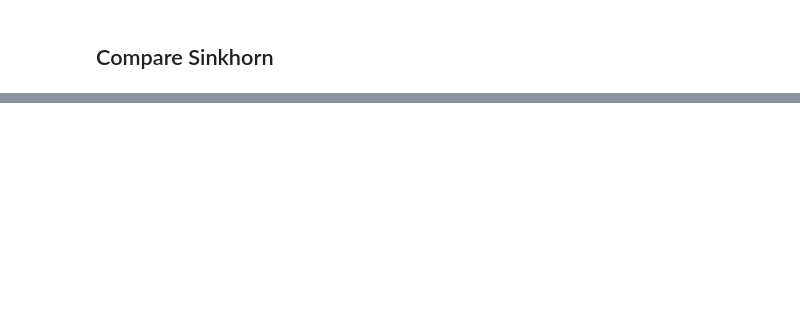
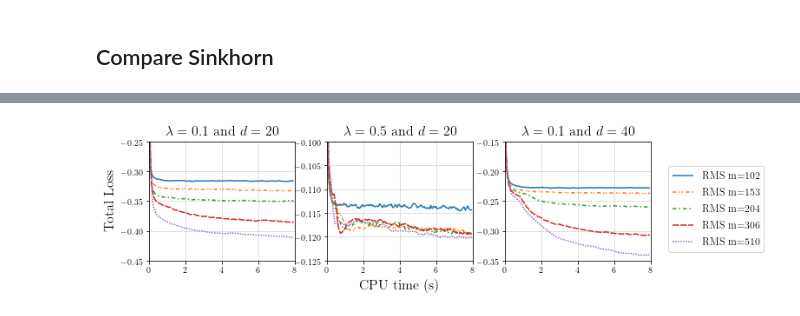
Before and after one commit to eboursier/regularized_private_learning, a Jupyter notebook: linear_toy_plot.ipynb, the cells around one changed output, grey strips where cells are left out. Saved outputs shown, nothing was run; the diff lists cells and outputs as text; code cells hidden in the pictures; blank space fills up the shorter version.

```diff
--- a/linear_toy_plot.ipynb
+++ b/linear_toy_plot.ipynb
@@ -277,0 +295,52 @@ KeyError: (20, 0.1, 5, 0.1, 'SGD', 'analytic', True)
+# %%
+sinkparamsplot = [(5, 1e-2, "rms", "analytic", True, 1),
+              (5, 1e-2, "rms", "analytic", True, 1.5),
+              (5, 1e-2, "rms", "analytic", True, 2),
+              (5, 1e-2, "rms", "analytic", True, 3),
+              (5, 1e-2, "rms", "analytic", True, 5),]
+# %%
+fig = plt.figure()
+ls = ['solid', 'densely dashdotdotted', 'densely dashdotted', 'densely dashed', 'densely dotted']
+##################
+
+for i, z in enumerate(dimlambrange):
+    n = 0
+    dim, lamb = z
+    plt.subplot(131+i)
+    if i == 0:
+        l = []
+    for sinkiter, sinklr, optim, diff, restart, action in sinkparamsplot:
+        momstring = "_{}".format(sinkmomentum) if optim=="SGD" else ""
+        h, z = average(np.array(losses['sinkhorn'][(dim, lamb, sinkiter, sinklr, optim, diff, sinkmomentum, restart, action)]), stepsize=5e-2)
+        #lz, = plt.plot(h, z, ls[n])
+        nactions = (int)((K+2)*action)
+        lz, = plt.plot(h, z, label = '{} m={}'.format(optim.upper(), nactions), linestyle=linestyles[ls[n]])
+        n+=1
+        if i==0:
+            l.append(lz)
+    if i==0:
+        fig.legend(loc='right', fontsize=12)
+
+
+    plt.title('$\lambda={}$ and $d={}$'.format(lamb, dim), fontsize=16)
+    if i==0:
+        plt.ylabel('Total Loss',fontsize=16)
+        plt.ylim(-0.45, -0.25)
+    elif i==1:
+        plt.ylim(-0.125, -0.1)
+        plt.xlabel('CPU time (s)',fontsize=16)
+    elif i==2:
+        plt.ylim(-0.35, -0.15)
+    plt.xlim(0, 8)
+    plt.grid(alpha=0.5)
+
+
+fig.set_figheight(2.8)
+fig.set_figwidth(11)
+plt.subplots_adjust(left=0.1, right=0.83, wspace=0.22, hspace=0, bottom=0.2)
+#fig.legend(l, labels, 'right', fontsize=12)
+#fig.legend()
+plt.savefig('figures/linear-toy-sinkhorn-comparenactions.pgf')
+plt.show()
+# %% [output]
+[figure, added]
```
Also changed, not shown: parts of 9 cells of this notebook, 4 other files.
